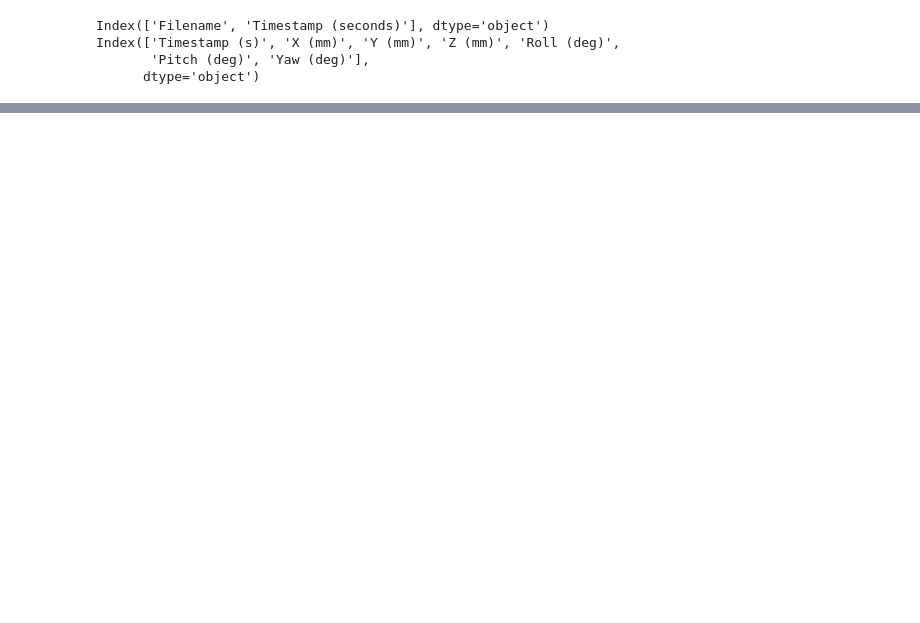
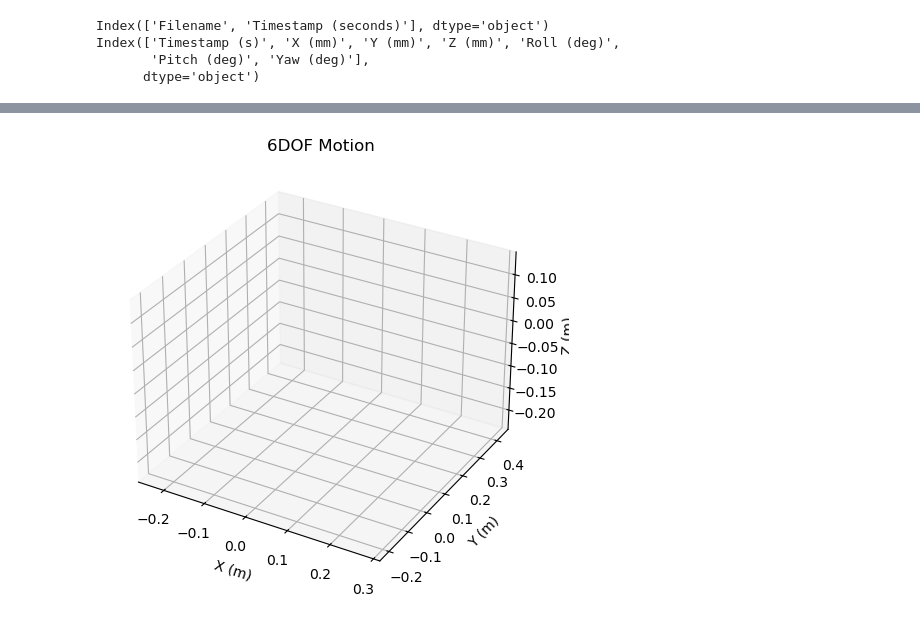
Before and after one commit to PJ-Tsai/Frame_from_Video_for_BMILAB, a Jupyter notebook: Frame_from_Video.ipynb, the cells around one changed output, grey strips where cells are left out. Drawn from its saved outputs; the diff is of its cells as text; code cells hidden in the pictures; blank space fills up the shorter version.

```diff
--- a/Frame_from_Video.ipynb
+++ b/Frame_from_Video.ipynb
@@ -7,7 +10,7 @@ import re
 # %%
 # get video
-video_path = 'Ex1.mp4'
-cap = cv2.VideoCapture(video_path)
+video_path = f'{dataname}.mp4' # video: dataname.mp4
+cap = cv2.VideoCapture(video_path) # capture
 # %%
 # check whether the video is open
 if not cap.isOpened():
@@ -22,8 +25,9 @@ Frame rate: 31.2718797294295 fps
 # %%
 # open a dirs to save frames
-output_folder = 'frames_Ex_1'
+output_folder = f'frames_{dataname}' # default output folder name: frames_dataname
 os.makedirs(output_folder, exist_ok=True)
 
+# save the frames of the video
 frame_idx = 0
 
 while True:
@@ -32,7 +36,7 @@ while True:
         break  # already get the video
 
     frame_filename = os.path.join(output_folder, f"frame_{frame_idx:04d}.png")
-    crop_frame = frame[100:900, 300:1400]  # [y1:y2, x1:x2]
+    crop_frame = frame[108:888, 360:1370]  # [y1:y2, x1:x2] crop
     cv2.imwrite(frame_filename, crop_frame)
 
     frame_idx += 1
@@ -175,0 +188,58 @@ ex1
+# %%
+import pandas as pd
+import numpy as np
+import matplotlib.pyplot as plt
+from matplotlib.animation import FuncAnimation
+from scipy.spatial.transform import Rotation as R
+
+# 讀取資料
+df = pd.read_csv(f"{dataname}_final_data.csv")
+pos = df[["X (mm)", "Y (mm)", "Z (mm)"]].to_numpy() / 1000
+rpy = df[["Roll (deg)", "Pitch (deg)", "Yaw (deg)"]].to_numpy()
+rotations = R.from_euler('xyz', np.deg2rad(rpy))
+
+# 初始化繪圖
+fig = plt.figure()
+ax = fig.add_subplot(111, projection='3d')
+ax.set_xlim(np.min(pos[:, 0]) - 0.1, np.max(pos[:, 0]) + 0.1)
+ax.set_ylim(np.min(pos[:, 1]) - 0.1, np.max(pos[:, 1]) + 0.1)
+ax.set_zlim(np.min(pos[:, 2]) - 0.1, np.max(pos[:, 2]) + 0.1)
+ax.set_xlabel('X (m)')
+ax.set_ylabel('Y (m)')
+ax.set_zlabel('Z (m)')
+ax.set_title('6DOF Motion')
+
+trajectory, = ax.plot([], [], [], 'k-', lw=1)
+quivers = []
+
+def update(frame):
+    global quivers
+    # 刪除上一幀的箭頭
+    for q in quivers:
+        q.remove()
+    quivers = []
+
+    trajectory.set_data(pos[:frame+1, 0], pos[:frame+1, 1])
+    trajectory.set_3d_properties(pos[:frame+1, 2])
+
+    p = pos[frame]
+    R_mat = rotations[frame].as_matrix()
+
+    for i, color in enumerate(['r', 'g', 'b']):
+        v = R_mat[:, i]
+        q = ax.quiver(p[0], p[1], p[2], v[0], v[1], v[2],
+                      color=color, length=0.05, normalize=True)
+        quivers.append(q)
+    return [trajectory] + quivers
+
+# 建立動畫
+anim = FuncAnimation(fig, update, frames=len(pos), interval=50, blit=False)
+
+# 顯示動畫
+plt.tight_layout()
+plt.show()
+
+# 儲存為 GIF（MP4 請確認你安裝 ffmpeg）
+anim.save(f"{dataname}_6dof_motion.gif", writer='pillow', fps=20)
+# %% [output]
+[figure, added]
```
Also changed, not shown: parts of 8 cells of this notebook.
